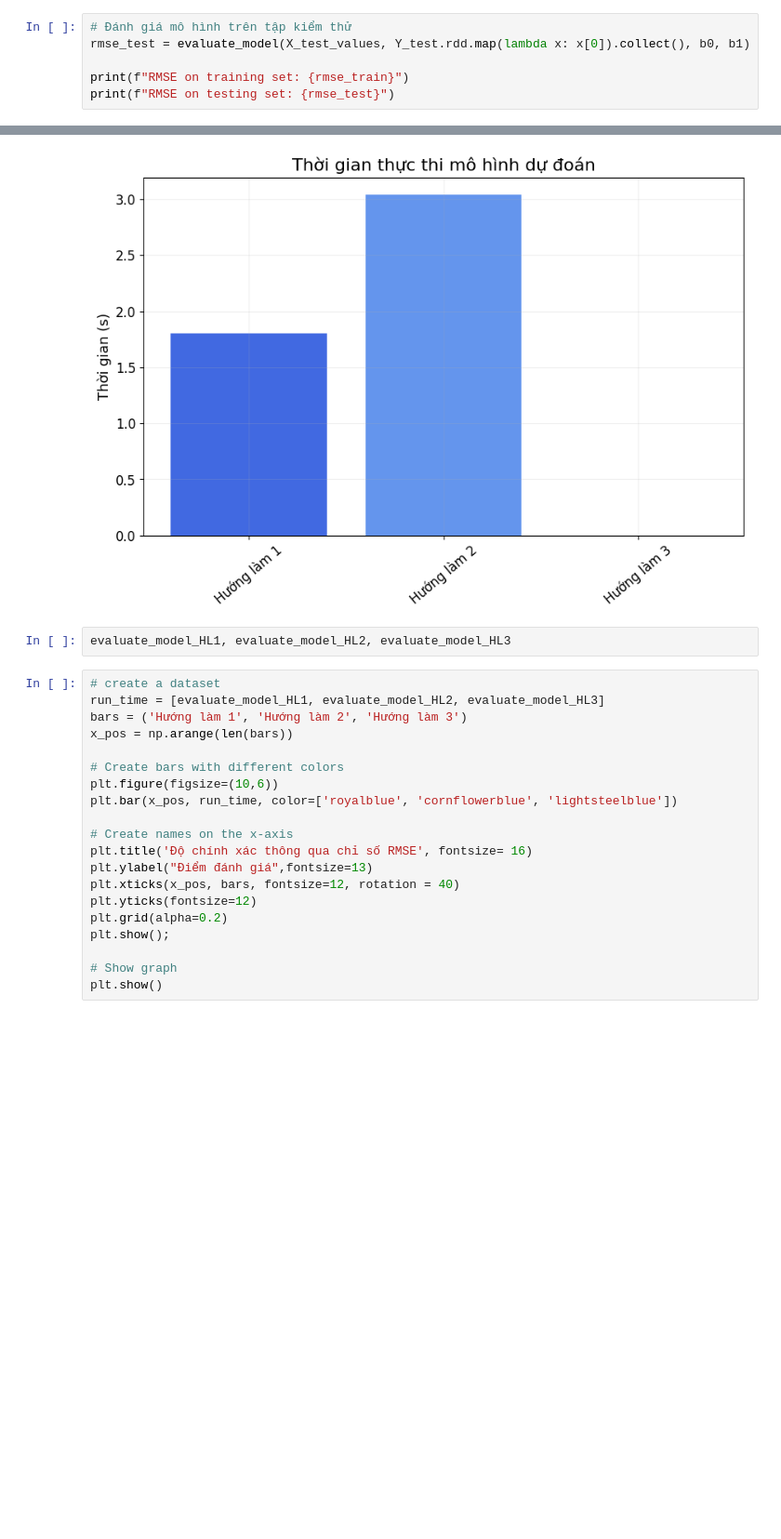
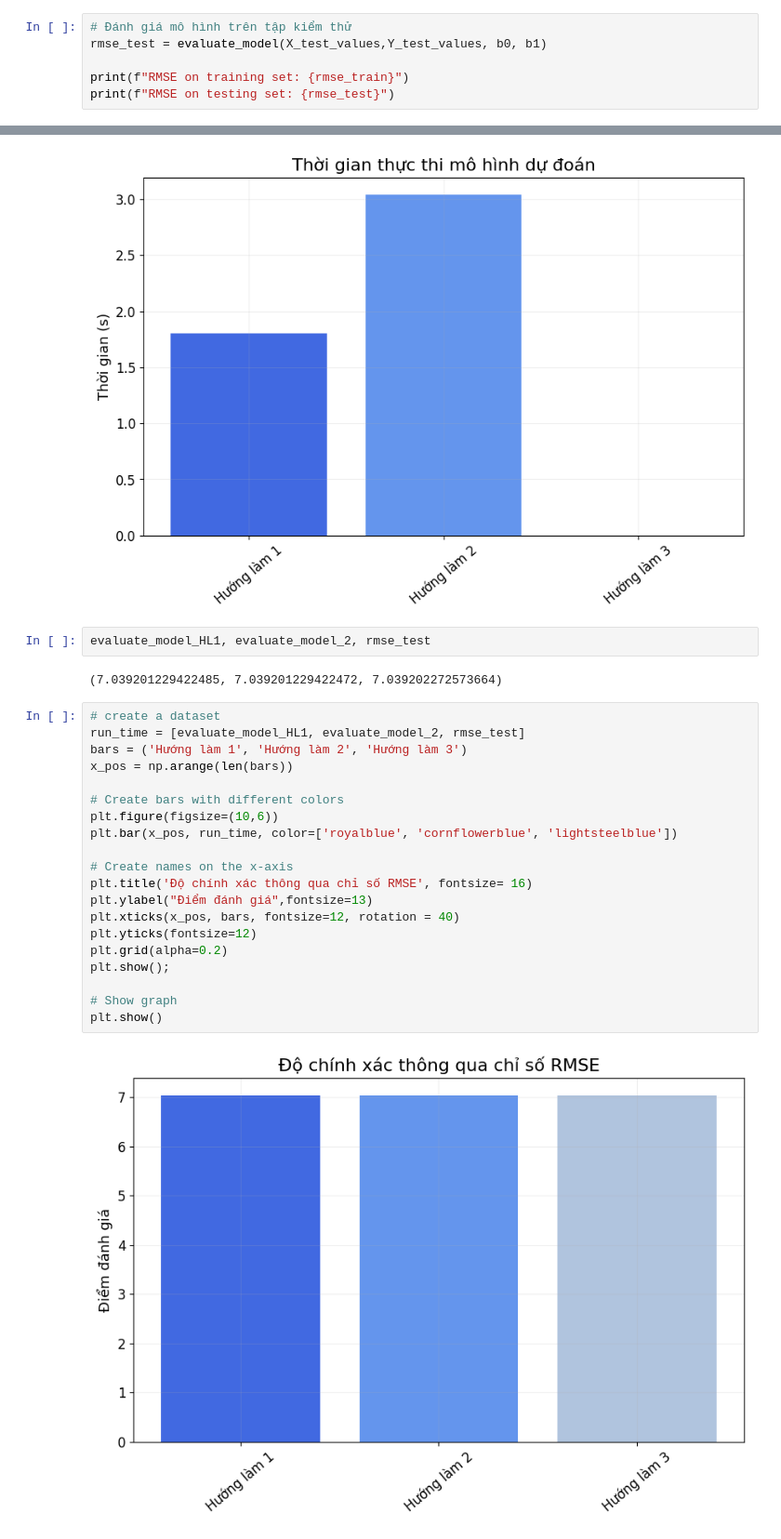
Before and after one commit to daohuyhoang9119/Big-data, a Jupyter notebook: big_data.ipynb, the cells around one changed output, grey strips where cells are left out. Shown at 93% size. Drawn from its saved outputs; the diff is of its cells as text; blank space fills up the shorter version.

```diff
--- a/big_data_final.ipynb
+++ b/big_data.ipynb
@@ -791,7 +787,7 @@ def evaluate_model(X, y, b0, b1):
 rmse_train = evaluate_model(X_train_values, Y_train_values, b0, b1)
 # %%
 # Đánh giá mô hình trên tập kiểm thử
-rmse_test = evaluate_model(X_test_values, Y_test.rdd.map(lambda x: x[0]).collect(), b0, b1)
+rmse_test = evaluate_model(X_test_values,Y_test_values, b0, b1)
 
 print(f"RMSE on training set: {rmse_train}")
 print(f"RMSE on testing set: {rmse_test}")
@@ -848,25 +847,29 @@ plt.show();
 plt.show()
 # %% [output]
 [figure]
-# %%
-evaluate_model_HL1, evaluate_model_HL2, evaluate_model_HL3
+# %%
+evaluate_model_HL1, evaluate_model_2, rmse_test
+# %% [output]
+(7.039201229422485, 7.039201229422472, 7.039202272573664)
 # %%
 # create a dataset
-run_time = [evaluate_model_HL1, evaluate_model_HL2, evaluate_model_HL3]
+run_time = [evaluate_model_HL1, evaluate_model_2, rmse_test]
 bars = ('Hướng làm 1', 'Hướng làm 2', 'Hướng làm 3')
 x_pos = np.arange(len(bars))
 
 # Create bars with different colors
 plt.figure(figsize=(10,6))
 plt.bar(x_pos, run_time, color=['royalblue', 'cornflowerblue', 'lightsteelblue'])
 
 # Create names on the x-axis
 plt.title('Độ chính xác thông qua chỉ số RMSE', fontsize= 16)
 plt.ylabel("Điểm đánh giá",fontsize=13)
 plt.xticks(x_pos, bars, fontsize=12, rotation = 40)
 plt.yticks(fontsize=12)
 plt.grid(alpha=0.2)
 plt.show();
 
 # Show graph
 plt.show()
+# %% [output]
+[figure, added]
```
Also changed, not shown: parts of 6 cells of this notebook.
